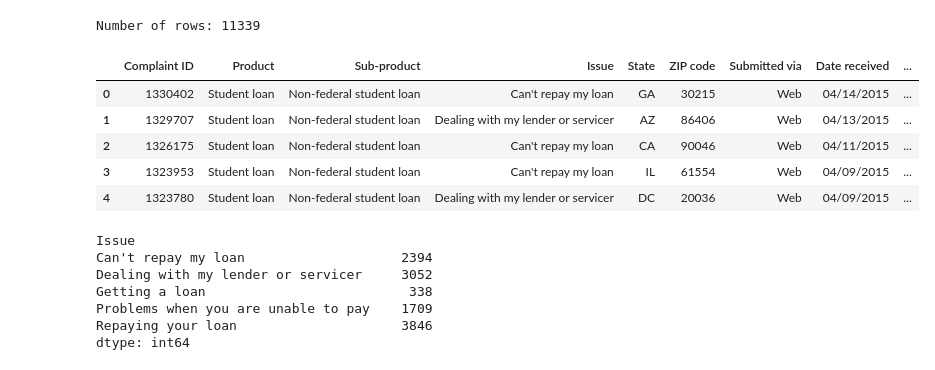
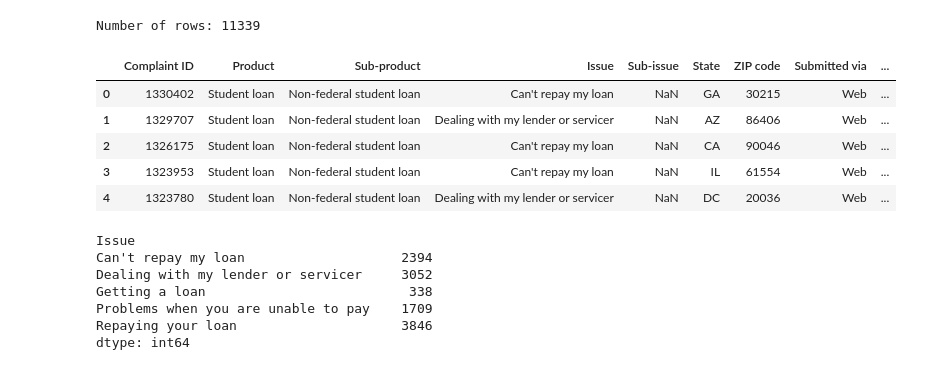
Before and after one commit to williamsnichols/DAT_20_Students, a Jupyter notebook: calista/Project/Project Notebook.ipynb, the cells around one changed output. Drawn from its saved outputs; the diff is of its cells as text; code cells hidden in the pictures.

```diff
--- a/calista/Project/Project Notebook.ipynb
+++ b/calista/Project/Project Notebook.ipynb
@@ -25,15 +33,15 @@ pd.set_option('display.max_columns', 100)
 # %%
 complaints_csv = pd.read_csv('Student_loan_complaints.csv')
 
 #testing the import
-print "Number of rows: %i" % complaints.shape[0]
-complaints.head()
+print "Number of rows: %i" % complaints_csv.shape[0]
+complaints_csv.head()
 # %% [output]
 Number of rows: 11339
-|  | Complaint ID | Product | Sub-product | Issue | State | ZIP code | Submitted via | Date received | ... |
-| 0 | 1330402 | Student loan | Non-federal student loan | Can't repay my loan | GA | 30215 | Web | 04/14/2015 | ... |
-| 1 | 1329707 | Student loan | Non-federal student loan | Dealing with my lender or servicer | AZ | 86406 | Web | 04/13/2015 | ... |
-| 2 | 1326175 | Student loan | Non-federal student loan | Can't repay my loan | CA | 90046 | Web | 04/11/2015 | ... |
-| 3 | 1323953 | Student loan | Non-federal student loan | Can't repay my loan | IL | 61554 | Web | 04/09/2015 | ... |
-| 4 | 1323780 | Student loan | Non-federal student loan | Dealing with my lender or servicer | DC | 20036 | Web | 04/09/2015 | ... |
+|  | Complaint ID | Product | Sub-product | Issue | Sub-issue | State | ZIP code | Submitted via | ... |
+| 0 | 1330402 | Student loan | Non-federal student loan | Can't repay my loan | NaN | GA | 30215 | Web | ... |
+| 1 | 1329707 | Student loan | Non-federal student loan | Dealing with my lender or servicer | NaN | AZ | 86406 | Web | ... |
+| 2 | 1326175 | Student loan | Non-federal student loan | Can't repay my loan | NaN | CA | 90046 | Web | ... |
+| 3 | 1323953 | Student loan | Non-federal student loan | Can't repay my loan | NaN | IL | 61554 | Web | ... |
+| 4 | 1323780 | Student loan | Non-federal student loan | Dealing with my lender or servicer | NaN | DC | 20036 | Web | ... |
 # %%
```
Also changed, not shown: parts of 10 cells of this notebook.
